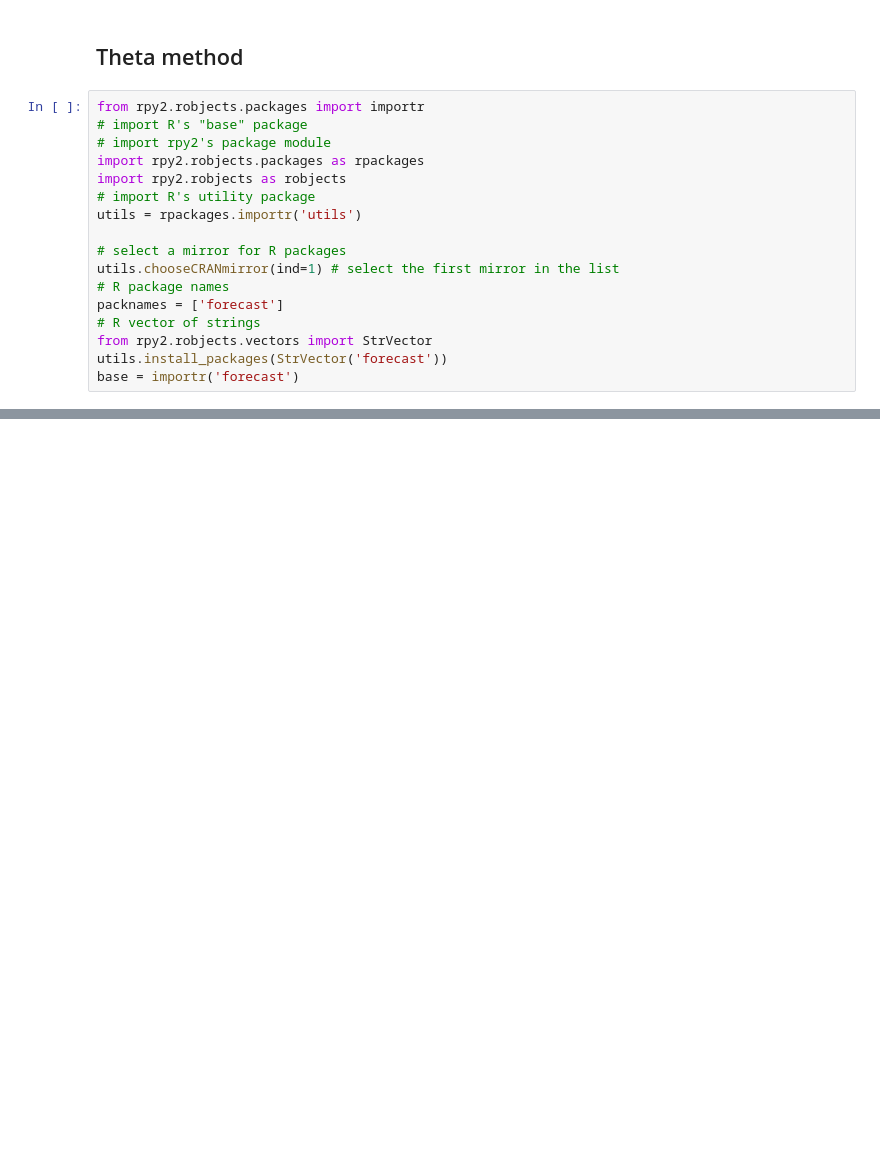
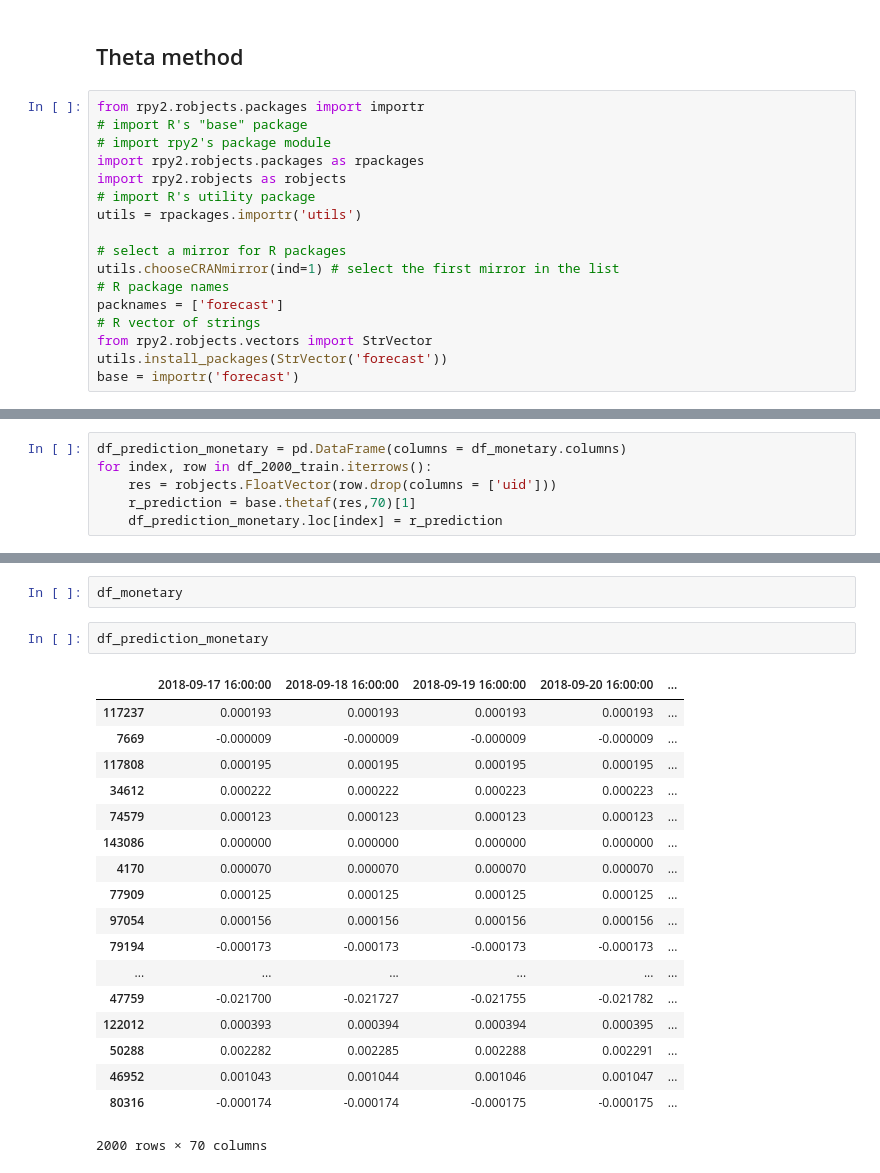
Before and after one commit to pletnev-aleksandr/demand_forecasting, a Jupyter notebook: Theta_method.ipynb, the cells around one changed output, grey strips where cells are left out. Drawn from its saved outputs; the diff is of its cells as text; blank space fills up the shorter version.

```diff
--- a/Theta_method.ipynb
+++ b/Theta_method.ipynb
@@ -102,0 +119,6 @@ FloatVector with 4 elements.
+# %%
+df_prediction_monetary = pd.DataFrame(columns = df_monetary.columns)
+for index, row in df_2000_train.iterrows():
+    res = robjects.FloatVector(row.drop(columns = ['uid']))
+    r_prediction = base.thetaf(res,70)[1]
+    df_prediction_monetary.loc[index] = r_prediction
@@ -102,0 +133,23 @@ FloatVector with 4 elements.
+# %%
+df_monetary
+# %%
+df_prediction_monetary
+# %% [output]
+|  | 2018-09-17 16:00:00 | 2018-09-18 16:00:00 | 2018-09-19 16:00:00 | 2018-09-20 16:00:00 | ... |
+| 117237 | 0.000193 | 0.000193 | 0.000193 | 0.000193 | ... |
+| 7669 | -0.000009 | -0.000009 | -0.000009 | -0.000009 | ... |
+| 117808 | 0.000195 | 0.000195 | 0.000195 | 0.000195 | ... |
+| 34612 | 0.000222 | 0.000222 | 0.000223 | 0.000223 | ... |
+| 74579 | 0.000123 | 0.000123 | 0.000123 | 0.000123 | ... |
+| 143086 | 0.000000 | 0.000000 | 0.000000 | 0.000000 | ... |
+| 4170 | 0.000070 | 0.000070 | 0.000070 | 0.000070 | ... |
+| 77909 | 0.000125 | 0.000125 | 0.000125 | 0.000125 | ... |
+| 97054 | 0.000156 | 0.000156 | 0.000156 | 0.000156 | ... |
+| 79194 | -0.000173 | -0.000173 | -0.000173 | -0.000173 | ... |
+| ... | ... | ... | ... | ... | ... |
+| 47759 | -0.021700 | -0.021727 | -0.021755 | -0.021782 | ... |
+| 122012 | 0.000393 | 0.000394 | 0.000394 | 0.000395 | ... |
+| 50288 | 0.002282 | 0.002285 | 0.002288 | 0.002291 | ... |
+| 46952 | 0.001043 | 0.001044 | 0.001046 | 0.001047 | ... |
+| 80316 | -0.000174 | -0.000174 | -0.000175 | -0.000175 | ... |
+2000 rows × 70 columns
```
Also changed, not shown: parts of 19 cells of this notebook.
